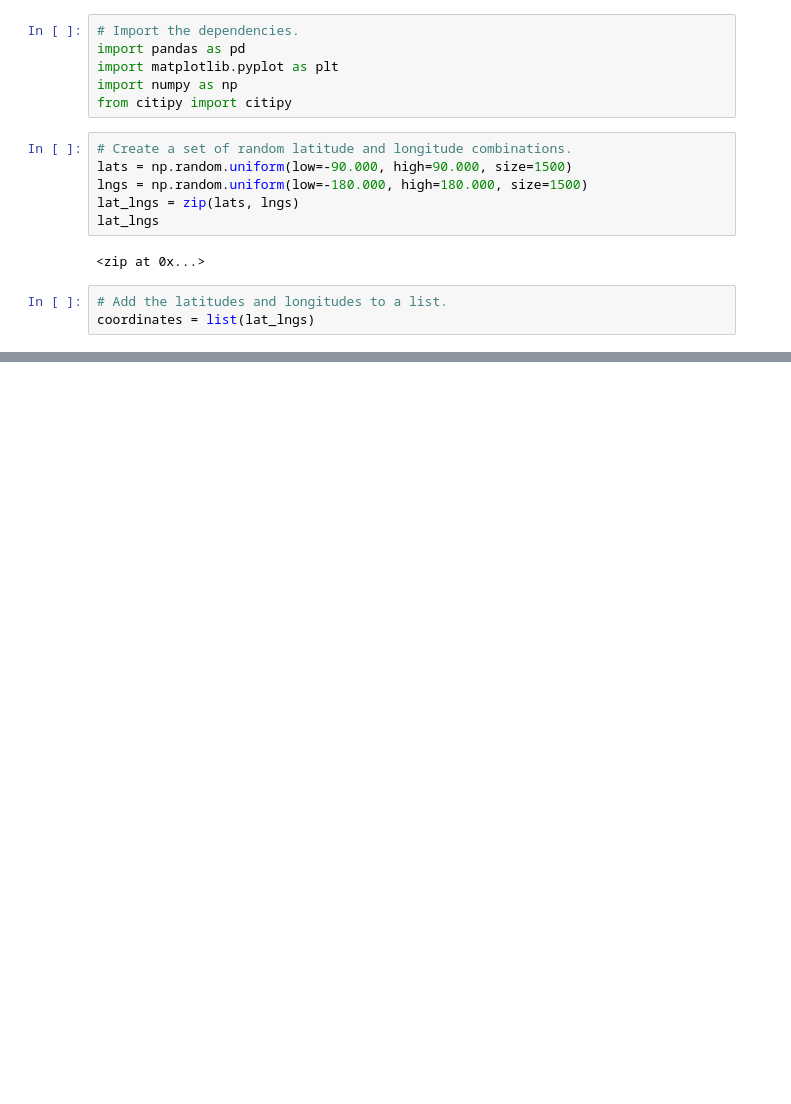
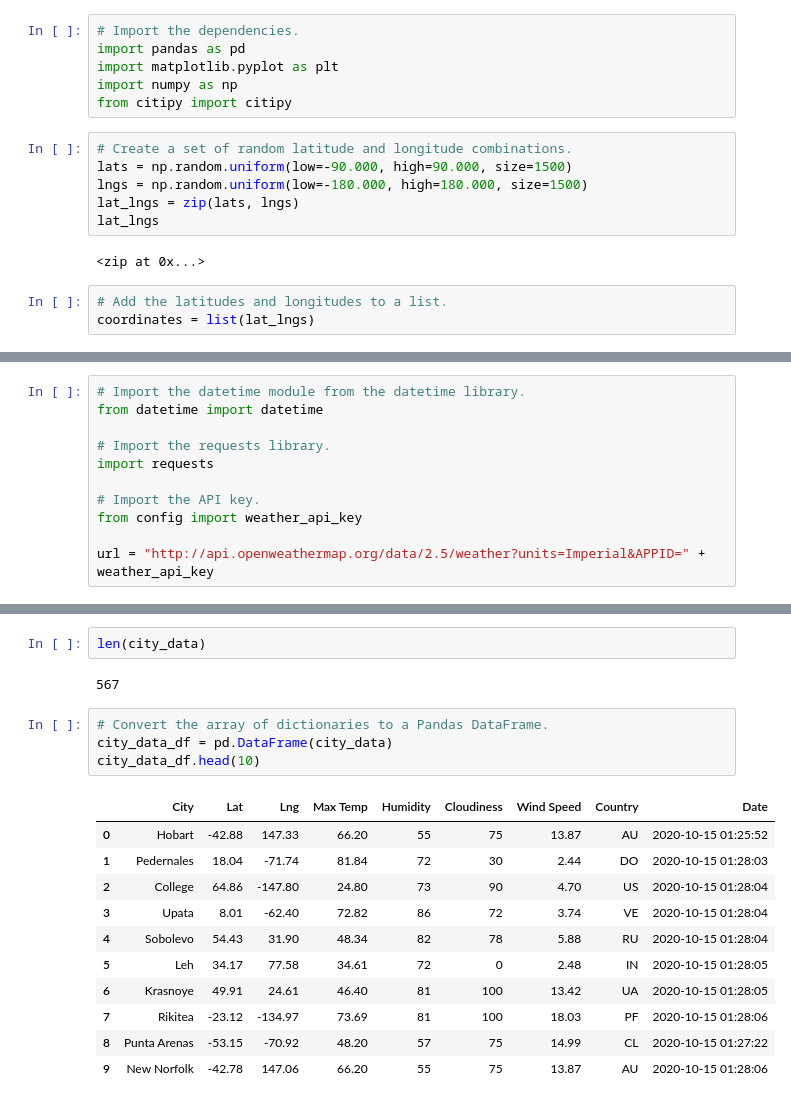
Before and after one commit to pwgrace/World_Weather_Analysis, a Jupyter notebook: WeatherPy.ipynb, the cells around one changed output, grey strips where cells are left out. Saved outputs shown, nothing was run; the diff lists cells and outputs as text; blank space fills up the shorter version.

```diff
--- a/WeatherPy.ipynb
+++ b/WeatherPy.ipynb
@@ -31,0 +32,11 @@ len(cities)
+# %%
+# Import the datetime module from the datetime library.
+from datetime import datetime
+
+# Import the requests library.
+import requests
+
+# Import the API key.
+from config import weather_api_key
+
+url = "http://api.openweathermap.org/data/2.5/weather?units=Imperial&APPID=" + weather_api_key
@@ -31,0 +121,20 @@ len(cities)
+# %%
+len(city_data)
+# %% [output]
+567
+# %%
+# Convert the array of dictionaries to a Pandas DataFrame.
+city_data_df = pd.DataFrame(city_data)
+city_data_df.head(10)
+# %% [output]
+|  | City | Lat | Lng | Max Temp | Humidity | Cloudiness | Wind Speed | Country | Date |
+| 0 | Hobart | -42.88 | 147.33 | 66.20 | 55 | 75 | 13.87 | AU | 2020-10-15 01:25:52 |
+| 1 | Pedernales | 18.04 | -71.74 | 81.84 | 72 | 30 | 2.44 | DO | 2020-10-15 01:28:03 |
+| 2 | College | 64.86 | -147.80 | 24.80 | 73 | 90 | 4.70 | US | 2020-10-15 01:28:04 |
+| 3 | Upata | 8.01 | -62.40 | 72.82 | 86 | 72 | 3.74 | VE | 2020-10-15 01:28:04 |
+| 4 | Sobolevo | 54.43 | 31.90 | 48.34 | 82 | 78 | 5.88 | RU | 2020-10-15 01:28:04 |
+| 5 | Leh | 34.17 | 77.58 | 34.61 | 72 | 0 | 2.48 | IN | 2020-10-15 01:28:05 |
+| 6 | Krasnoye | 49.91 | 24.61 | 46.40 | 81 | 100 | 13.42 | UA | 2020-10-15 01:28:05 |
+| 7 | Rikitea | -23.12 | -134.97 | 73.69 | 81 | 100 | 18.03 | PF | 2020-10-15 01:28:06 |
+| 8 | Punta Arenas | -53.15 | -70.92 | 48.20 | 57 | 75 | 14.99 | CL | 2020-10-15 01:27:22 |
+| 9 | New Norfolk | -42.78 | 147.06 | 66.20 | 55 | 75 | 13.87 | AU | 2020-10-15 01:28:06 |
```
Also changed, not shown: parts of 4 cells of this notebook, 2 other files.
